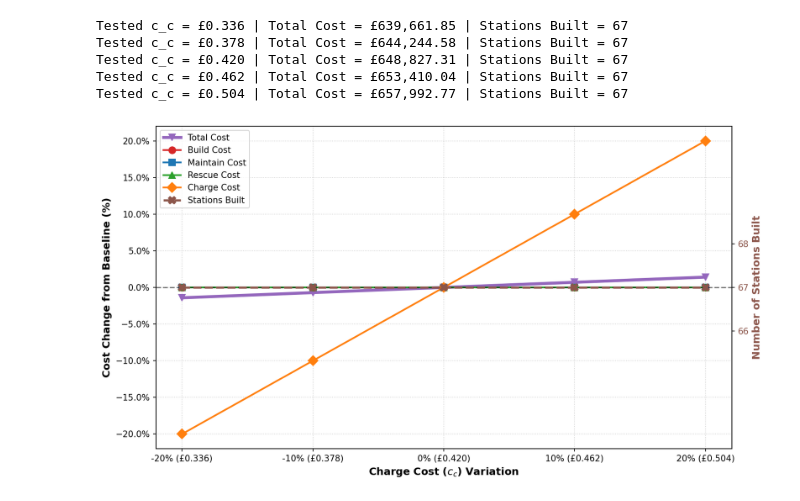
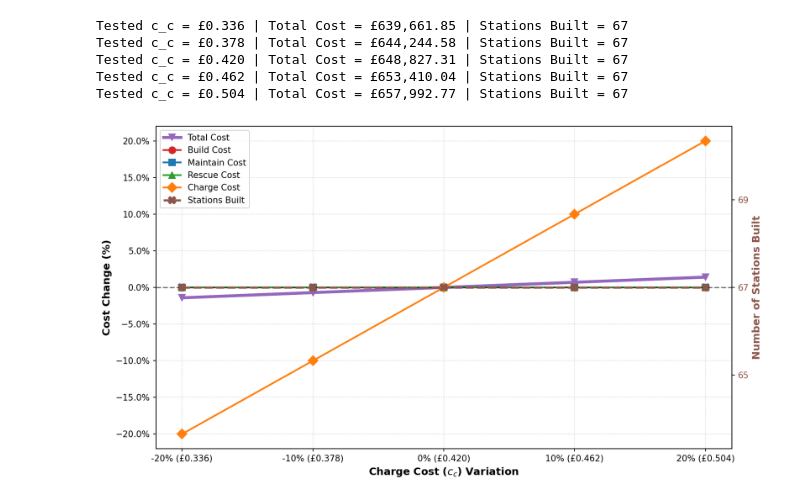
Before and after one commit to CAO-XUBO/RL_ass2, a Jupyter notebook: notebooks/04_Sensitivity_Analysis_cc.ipynb, the cells around one changed output. Saved outputs shown, nothing was run; the diff lists cells and outputs as text; code cells hidden in the pictures.

```diff
--- a/notebooks/04_Sensitivity_Analysis_cc.ipynb
+++ b/notebooks/04_Sensitivity_Analysis_cc.ipynb
@@ -144,38 +144,38 @@ ax1.axhline(0, color='black', linestyle='--', linewidth=1.5, alpha=0.5)
 
 # Charge Cost
 ax1.set_xlabel('Charge Cost ($c_c$) Variation', fontsize=12, fontweight='bold')
-ax1.set_ylabel('Cost Change from Baseline (%)', fontsize=12, fontweight='bold')
+ax1.set_ylabel('Cost Change (%)', fontsize=12, fontweight='bold')
 ax1.set_xticks(x)
 ax1.set_xticklabels(x_labels)
 ax1.yaxis.set_major_formatter(mtick.PercentFormatter())
 ax1.grid(True, linestyle=':', alpha=0.6)
 
 ax2 = ax1.twinx()
 color2 = '#8c564b'
 ax2.set_ylabel('Number of Stations Built', color=color2, fontsize=12, fontweight='bold')
 
 line2, = ax2.plot(x, results_stations, label='Stations Built', color=color2, marker='X',
                   linewidth=2.5, linestyle='--', markersize=9)
 ax2.tick_params(axis='y', labelcolor=color2)
 
 y_min = min(results_stations)
 y_max = max(results_stations)
 if y_min == y_max:
-    ax2.set_yticks([y_min - 1, y_min, y_min + 1])
+    ax2.set_yticks([y_min - 2, y_min, y_min + 2])
 else:
     ax2.set_yticks(np.arange(y_min - 1, y_max + 2, 1))
 
 handles.append(line2)
 labels.append('Stations Built')
 
 ax1.legend(handles, labels, loc='best', frameon=True, fontsize=10)
 
 fig.tight_layout()
 
 plt.savefig("Sensitivity_cc.pdf", format='pdf')
 plt.show()
 # %% [output]
-[figure, old version]
+[figure, new version]
 # %%
 param_name = "cc"
 
```
Also changed, not shown: 7 other files.
